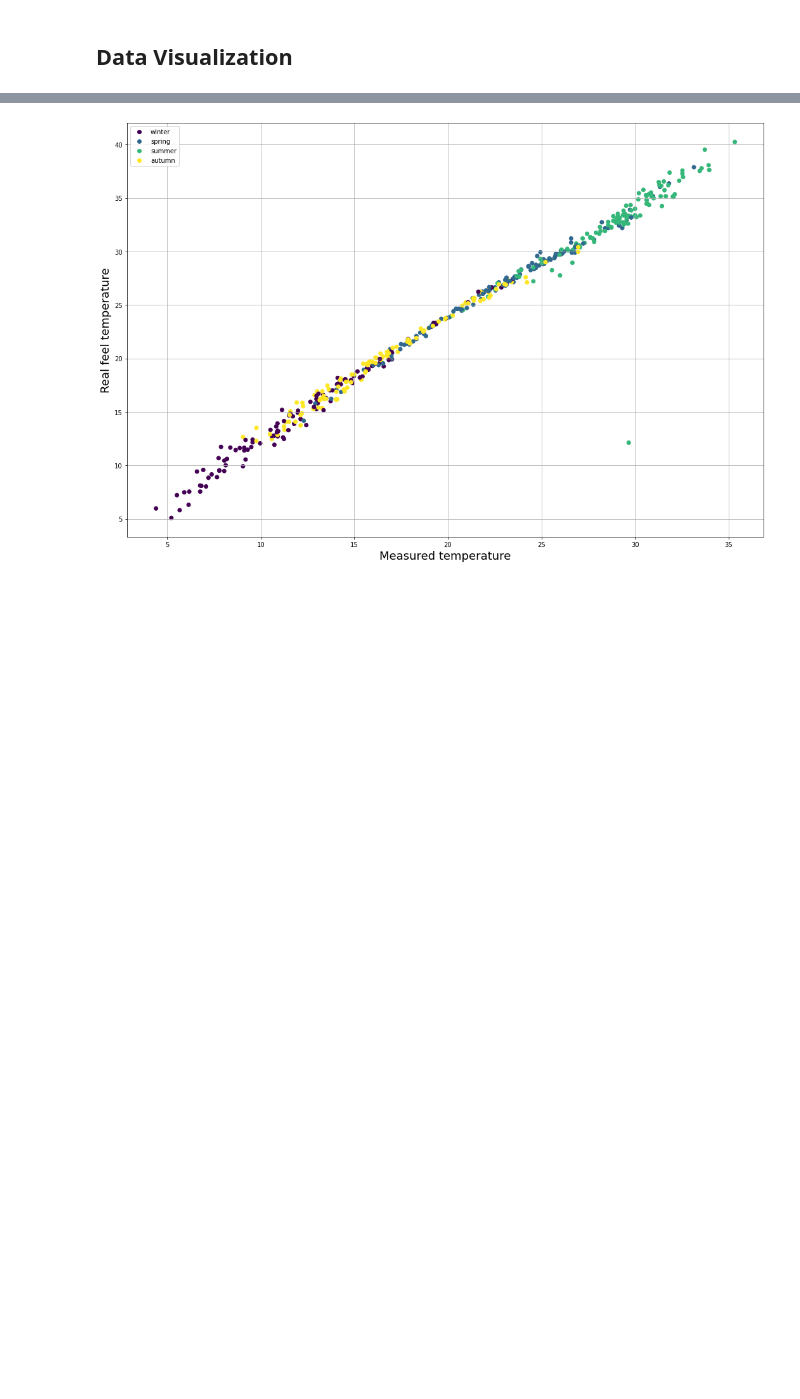
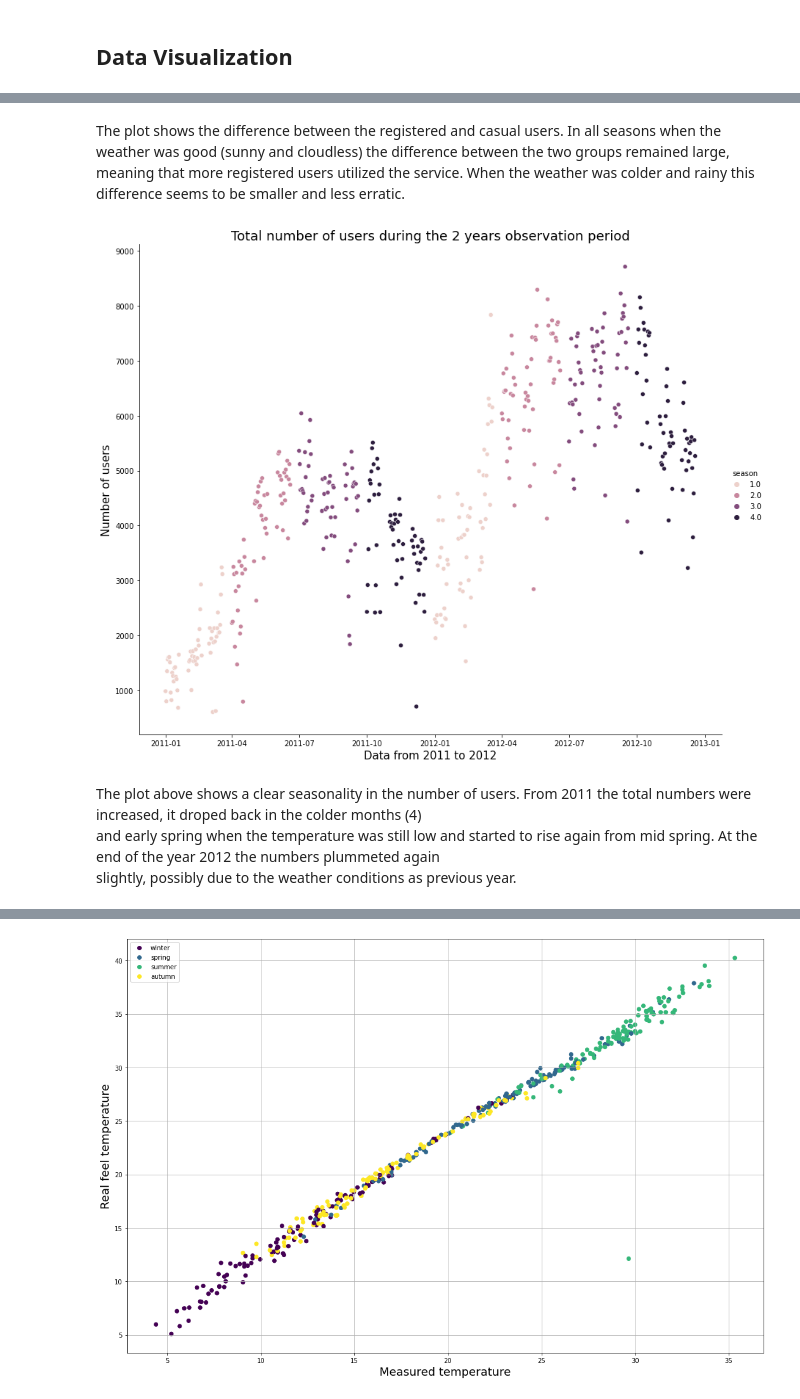
Before and after one commit to ptrGSKA/Business_case-Yulu-Hypothesis_testing, a Jupyter notebook: Yulu_Business_Hypothesis_Testing.ipynb, the cells around one changed output, grey strips where cells are left out. Cells and saved outputs as stored; diff of their text form; code cells hidden in the pictures; blank space fills up the shorter version.

```diff
--- a/Yulu_Business_Hypothesis_Testing.ipynb
+++ b/Yulu_Business_Hypothesis_Testing.ipynb
@@ -320,0 +366,20 @@ The temperature and real feel ttemperature breakdown by seasons, shows what we w
+# %% [markdown]
+The plot shows the difference between the registered and casual users. In all seasons when the weather was good (sunny and cloudless) the difference between the two groups remained large,
+meaning that more registered users utilized the service. When the weather was colder and rainy this difference seems to be smaller and less erratic.
+# %%
+sns.relplot(data = df_yulu_daily,
+            x = df_yulu_daily.index,
+            y = 'count',
+            hue = 'season',
+            height = 10,
+            aspect = 1.2)
+plt.title('Total number of users during the 2 years observation period', fontsize = 18)
+plt.xlabel('Data from 2011 to 2012', fontsize = 15)
+plt.ylabel('Number of users', fontsize = 15)
+plt.show()
+# %% [output]
+[figure, added]
+# %% [markdown]
+The plot above shows a clear seasonality in the number of users. From 2011 the total numbers were increased, it droped back in the colder months (4)
+and early spring when the temperature was still low and started to rise again from mid spring. At the end of the year 2012 the numbers plummeted again
+slightly, possibly due to the weather conditions as previous year.
```
Also changed, not shown: parts of 26 cells of this notebook.
